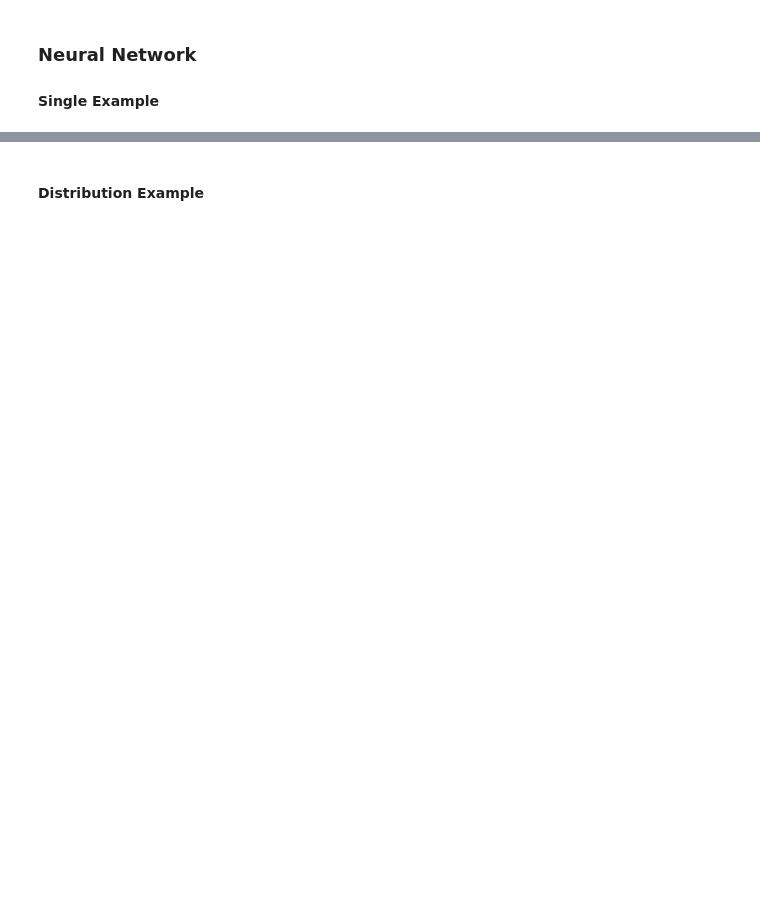
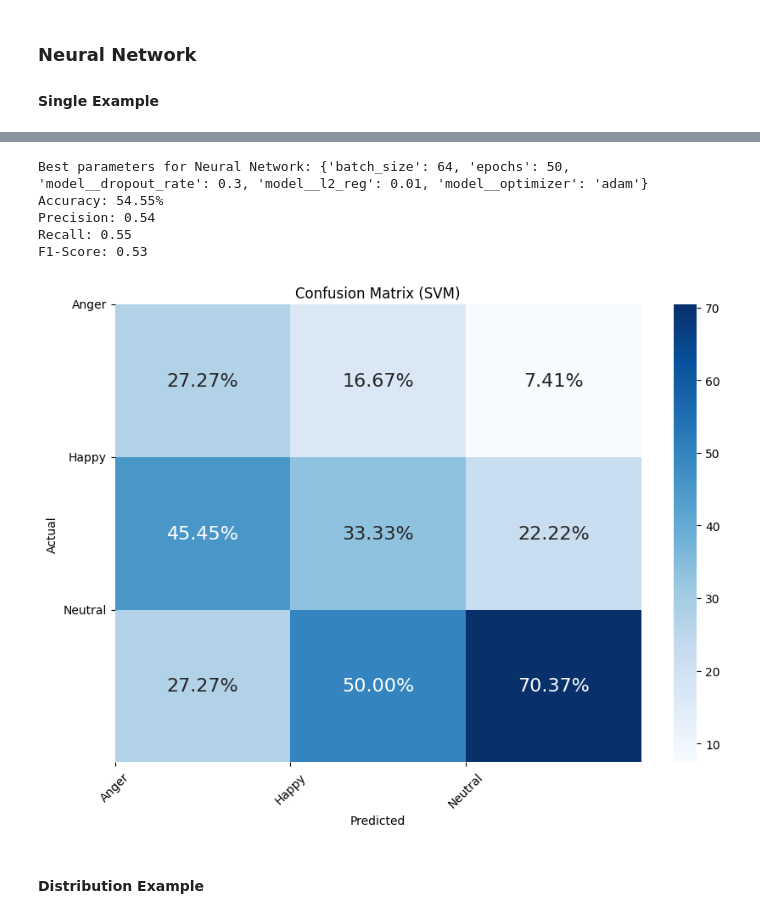
Before and after one commit to denskrlv/PosEmotion, a Jupyter notebook: posemotion.ipynb, the cells around one changed output, grey strips where cells are left out. Saved outputs shown, nothing was run; the diff lists cells and outputs as text; code cells hidden in the pictures; blank space fills up the shorter version.

```diff
--- a/posemotion.ipynb
+++ b/posemotion.ipynb
@@ -583,9 +623,11 @@ param_grid = {
     'batch_size': [32, 64]
 }
 
+X_train, X_val, y_train, y_val = train_test_split(X_resampled, y_resampled, test_size=0.2, random_state=42)
+
 early_stopping = EarlyStopping(monitor='val_loss', min_delta=0.001, patience=10, restore_best_weights=True)
 grid_search = GridSearchCV(estimator=model, param_grid=param_grid, cv=3, n_jobs=-1, verbose=0)
-grid_search.fit(X_resampled, y_resampled, callbacks=[early_stopping])
+grid_search.fit(X_train, y_train, callbacks=[early_stopping], validation_data=(X_val, y_val))
 nn_pred = grid_search.predict(X_test)
 
 nn_best_params = grid_search.best_params_
@@ -618,3 +676,9 @@ NameError: name 'KerasClassifier' is not defined
+Best parameters for Neural Network: {'batch_size': 64, 'epochs': 50, 'model__dropout_rate': 0.3, 'model__l2_reg': 0.01, 'model__optimizer': 'adam'}
+Accuracy: 54.55%
+Precision: 0.54
+Recall: 0.55
+F1-Score: 0.53
+[figure, added]
 # %% [markdown]
 #### Distribution Example
 # %%
```
Also changed, not shown: parts of 9 cells of this notebook, 1 other file.
